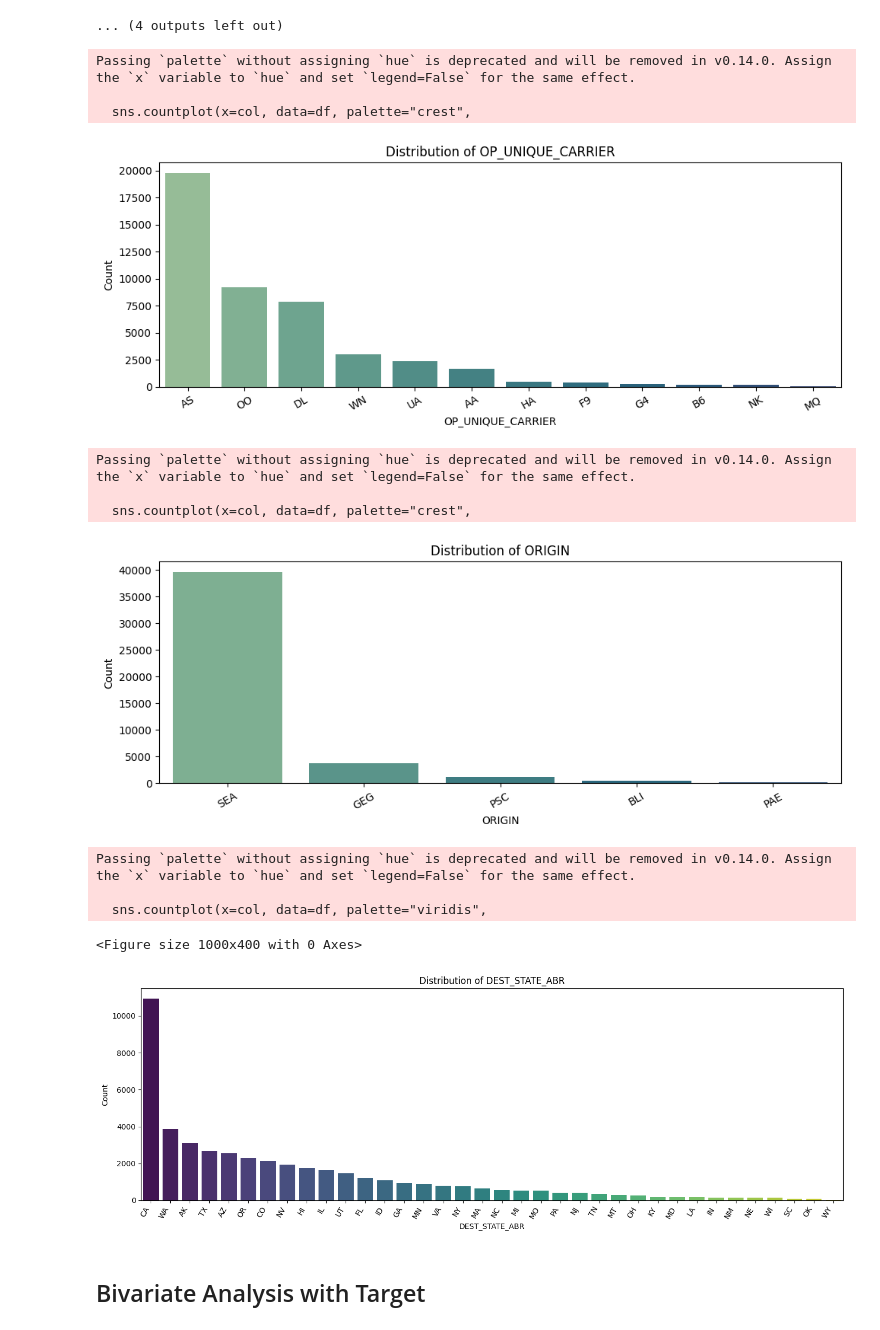
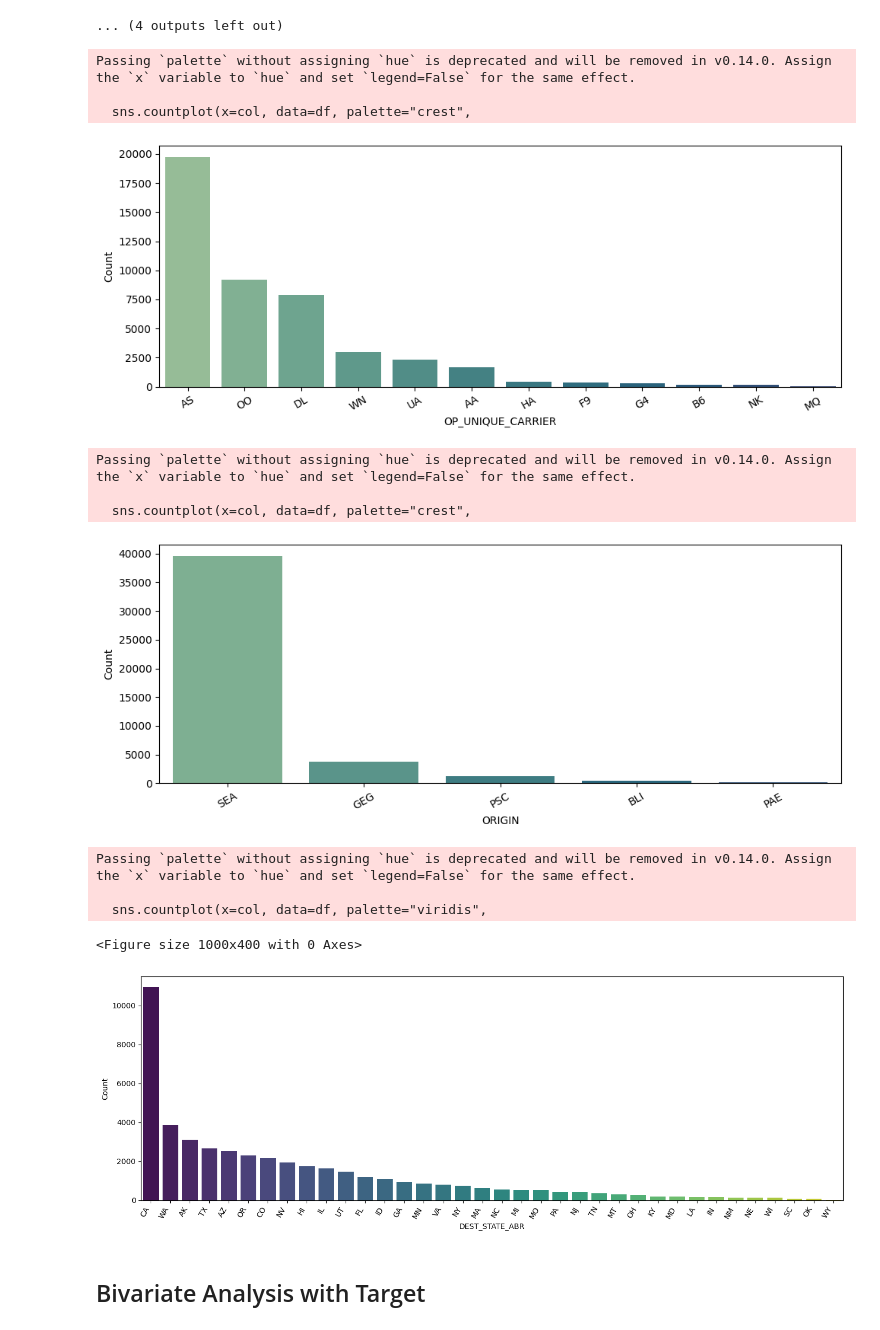
Before and after one commit to cestthanh/USA-flight-delay-prediction, a Jupyter notebook: EDA.ipynb, the cells around one changed output. Drawn from its saved outputs; the diff is of its cells as text; code cells hidden in the pictures.

```diff
--- a/EDA.ipynb
+++ b/EDA.ipynb
@@ -223,43 +223,43 @@ for col in numeric_cols:
 # %%
 # Distribution of Categorical Features
 
 selected_cat_cols = ["OP_UNIQUE_CARRIER", "ORIGIN", "DEST_STATE_ABR"]
 
 for col in selected_cat_cols:
     plt.figure(figsize=(10, 4))
     if col == "DEST_STATE_ABR":
         plt.figure(figsize=(14, 5))
         sns.countplot(x=col, data=df, palette="viridis",
                       order=df[col].value_counts().index)
-        plt.title(f"Distribution of {col}")
+        # plt.title(f"Distribution of {col}")
         plt.xlabel(col)
         plt.ylabel("Count")
         plt.xticks(rotation=60, ha='right')
         plt.tight_layout()
         plt.show()
     else:
         sns.countplot(x=col, data=df, palette="crest",
                       order=df[col].value_counts().index)
-        plt.title(f"Distribution of {col}")
+        # plt.title(f"Distribution of {col}")
         plt.xlabel(col)
         plt.ylabel("Count")
         plt.xticks(rotation=30)
         plt.tight_layout()
         plt.show()
 # %% [output]
 Passing `palette` without assigning `hue` is deprecated and will be removed in v0.14.0. Assign the `x` variable to `hue` and set `legend=False` for the same effect.
 
   sns.countplot(x=col, data=df, palette="crest",
-[figure, old version]
+[figure, new version]
 Passing `palette` without assigning `hue` is deprecated and will be removed in v0.14.0. Assign the `x` variable to `hue` and set `legend=False` for the same effect.
 
   sns.countplot(x=col, data=df, palette="crest",
-[figure, old version]
+[figure, new version]
 Passing `palette` without assigning `hue` is deprecated and will be removed in v0.14.0. Assign the `x` variable to `hue` and set `legend=False` for the same effect.
 
   sns.countplot(x=col, data=df, palette="viridis",
 <Figure size 1000x400 with 0 Axes>
-[figure, old version]
+[figure, new version]
 # %% [markdown]
 ## Bivariate Analysis with Target
 # %% [markdown]
```
Also changed, not shown: parts of 9 cells of this notebook, 5 other files.
